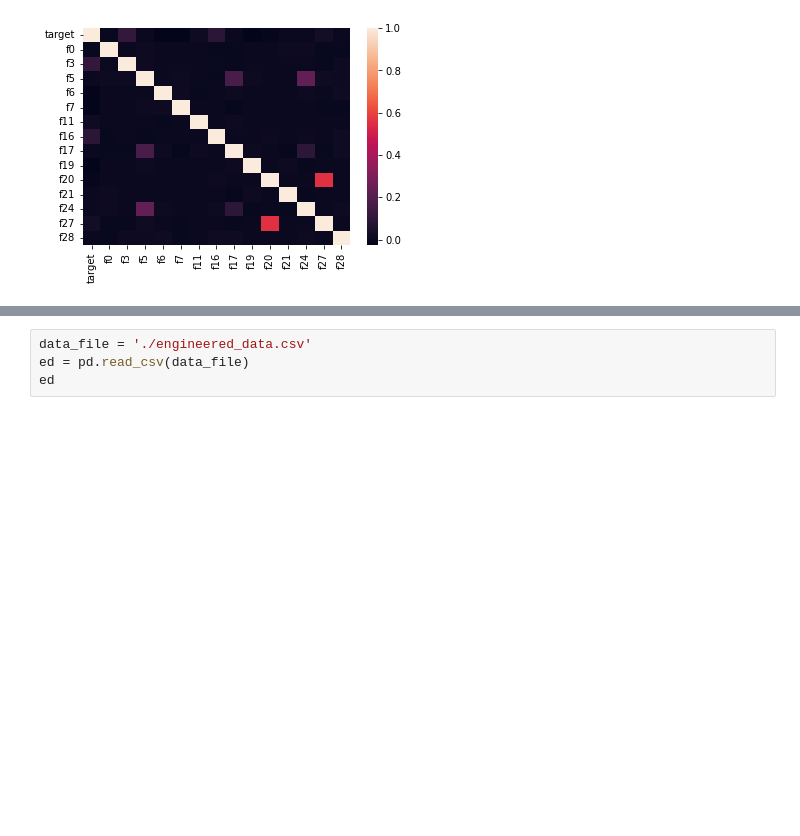
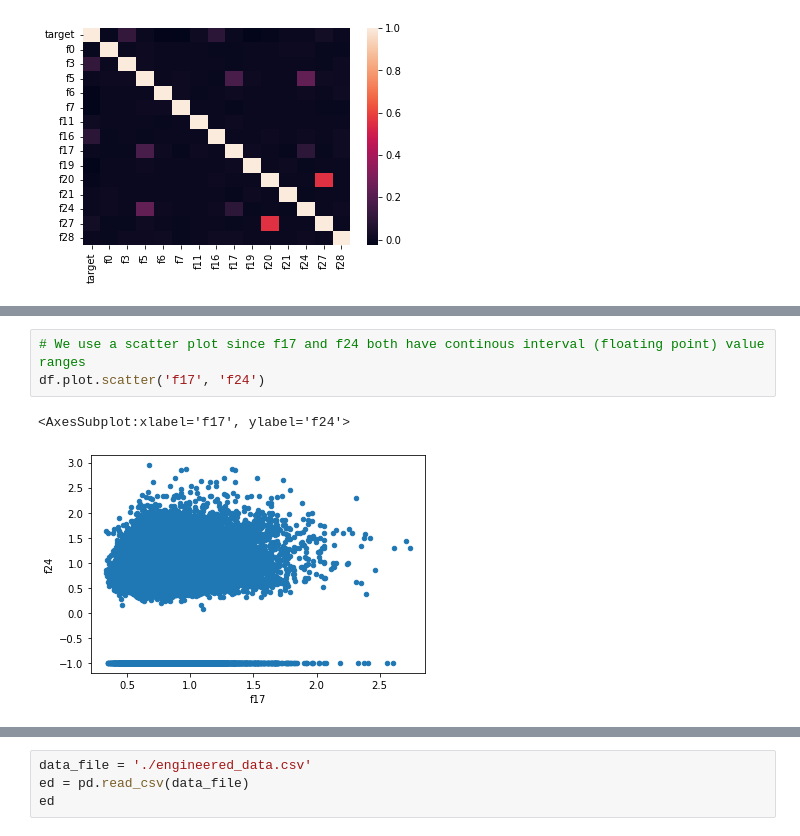
Before and after one commit to AdrianLangseth/Practical_ML, a Jupyter notebook: EDA.ipynb, the cells around one changed output, grey strips where cells are left out. Drawn from its saved outputs; the diff is of its cells as text; blank space fills up the shorter version.

```diff
--- a/EDA.ipynb
+++ b/EDA.ipynb
@@ -152,0 +148,6 @@ We see that there is not any particularly signifcant correlation between f5 and
+# %%
+# We use a scatter plot since f17 and f24 both have continous interval (floating point) value ranges
+df.plot.scatter('f17', 'f24')
+# %% [output]
+<AxesSubplot:xlabel='f17', ylabel='f24'>
+[figure, added]
```
Also changed, not shown: parts of 12 cells of this notebook.
